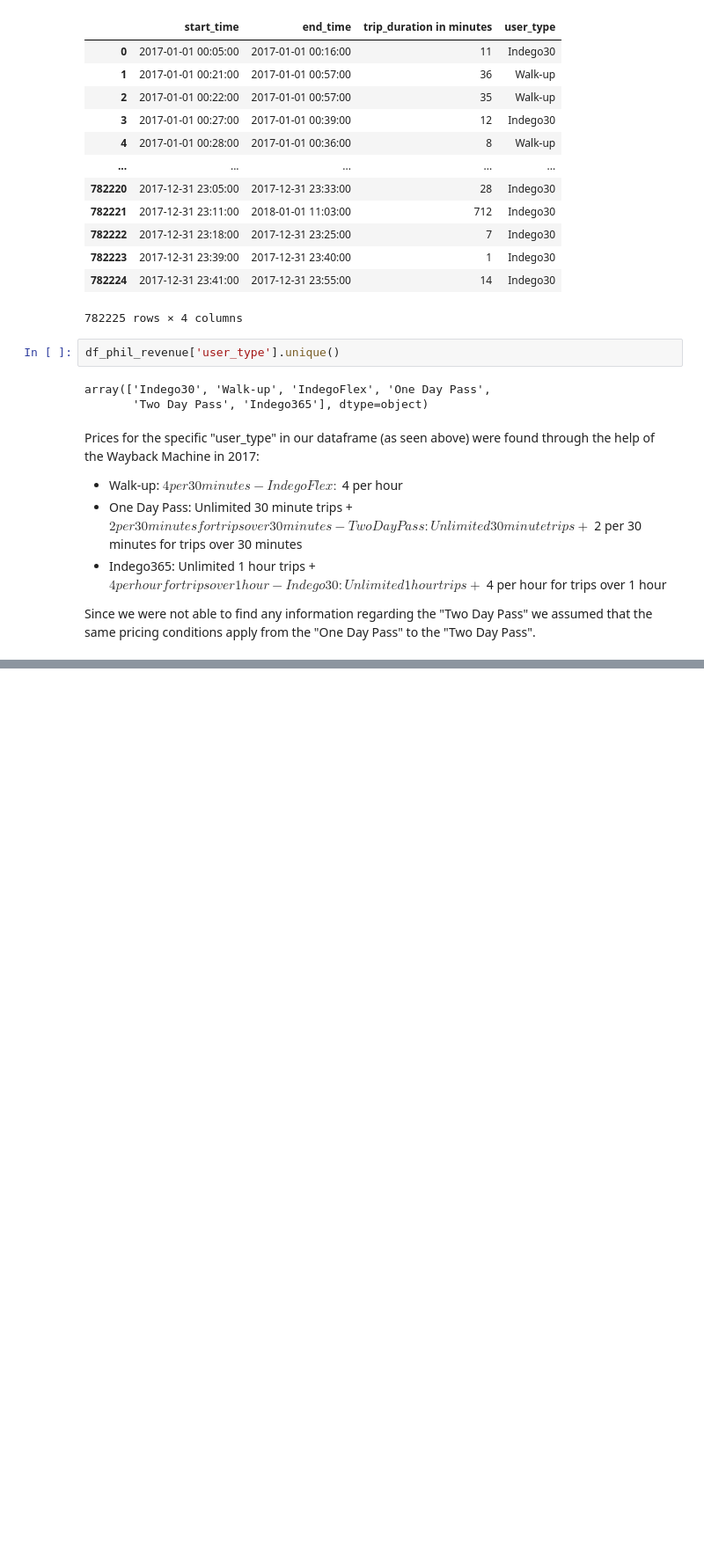
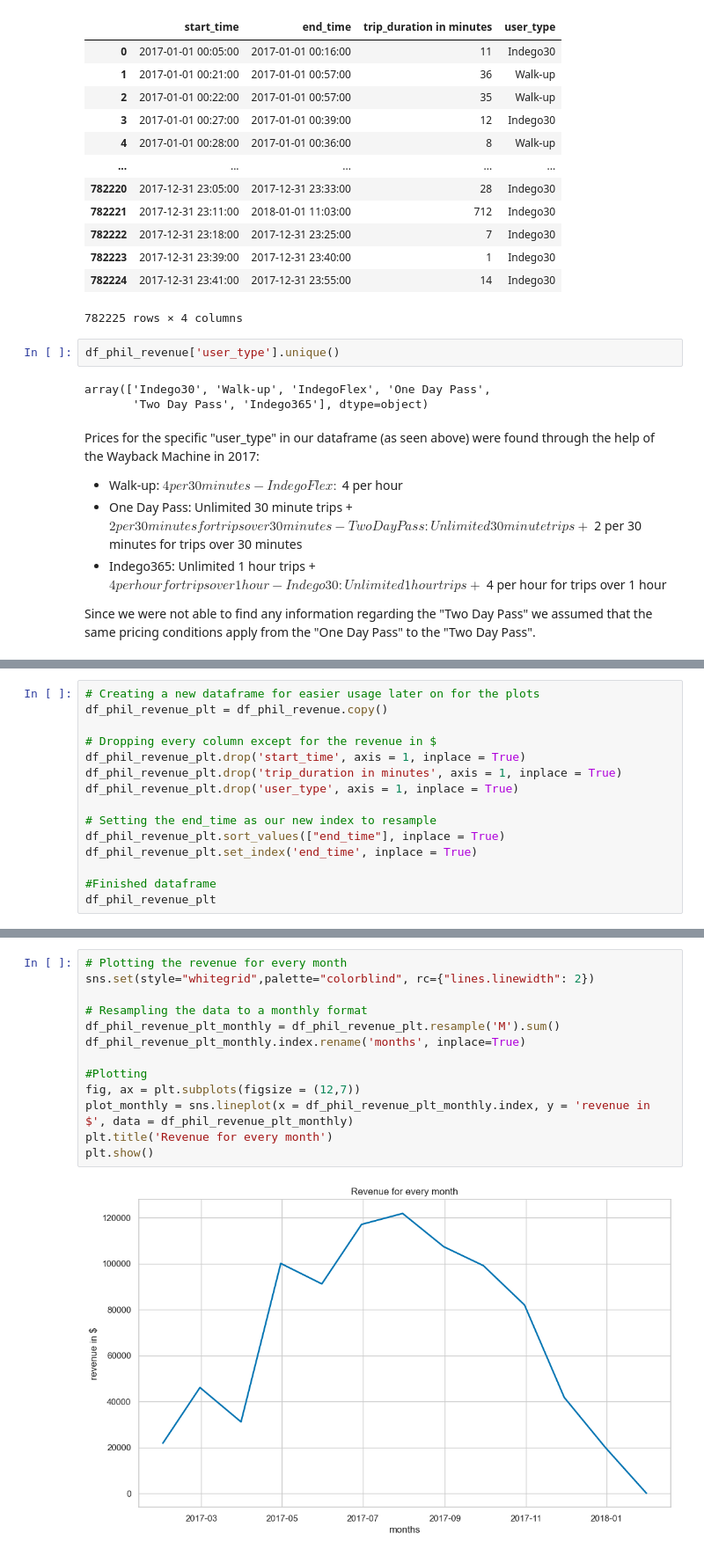
Before and after one commit to yassinehammou27/intentionally_blank, a Jupyter notebook: Team Assignment - Intentionally Blank.ipynb, the cells around one changed output, grey strips where cells are left out. Shown: that part at 88% size. Drawn from its saved outputs; the diff is of its cells as text; blank space fills up the shorter version.

Commit message:
Finished plotting the revenue and started analyzing the trip duration per user type

```diff
--- a/Team Assignment - Intentionally Blank.ipynb
+++ b/Team Assignment - Intentionally Blank.ipynb
@@ -366,3 +369,18 @@ df_phil_revenue
 | 782223 | 2017-12-31 23:39:00 | 2017-12-31 23:40:00 | 1 | Indego30 | 0 |
 | 782224 | 2017-12-31 23:41:00 | 2017-12-31 23:55:00 | 14 | Indego30 | 0 |
 782225 rows × 5 columns
+# %%
+# Creating a new dataframe for easier usage later on for the plots
+df_phil_revenue_plt = df_phil_revenue.copy()
+
+# Dropping every column except for the revenue in $
+df_phil_revenue_plt.drop('start_time', axis = 1, inplace = True)
+df_phil_revenue_plt.drop('trip_duration in minutes', axis = 1, inplace = True)
+df_phil_revenue_plt.drop('user_type', axis = 1, inplace = True)
+
+# Setting the end_time as our new index to resample
+df_phil_revenue_plt.sort_values(["end_time"], inplace = True)
+df_phil_revenue_plt.set_index('end_time', inplace = True)
+
+#Finished dataframe
+df_phil_revenue_plt
@@ -368,0 +402,15 @@ df_phil_revenue
+# %%
+# Plotting the revenue for every month
+sns.set(style="whitegrid",palette="colorblind", rc={"lines.linewidth": 2})
+
+# Resampling the data to a monthly format
+df_phil_revenue_plt_monthly = df_phil_revenue_plt.resample('M').sum()
+df_phil_revenue_plt_monthly.index.rename('months', inplace=True)
+
+#Plotting
+fig, ax = plt.subplots(figsize = (12,7))
+plot_monthly = sns.lineplot(x = df_phil_revenue_plt_monthly.index, y = 'revenue in $', data = df_phil_revenue_plt_monthly)
+plt.title('Revenue for every month')
+plt.show()
+# %% [output]
+[figure, added]
```
Also changed, not shown: parts of 11 cells of this notebook.
